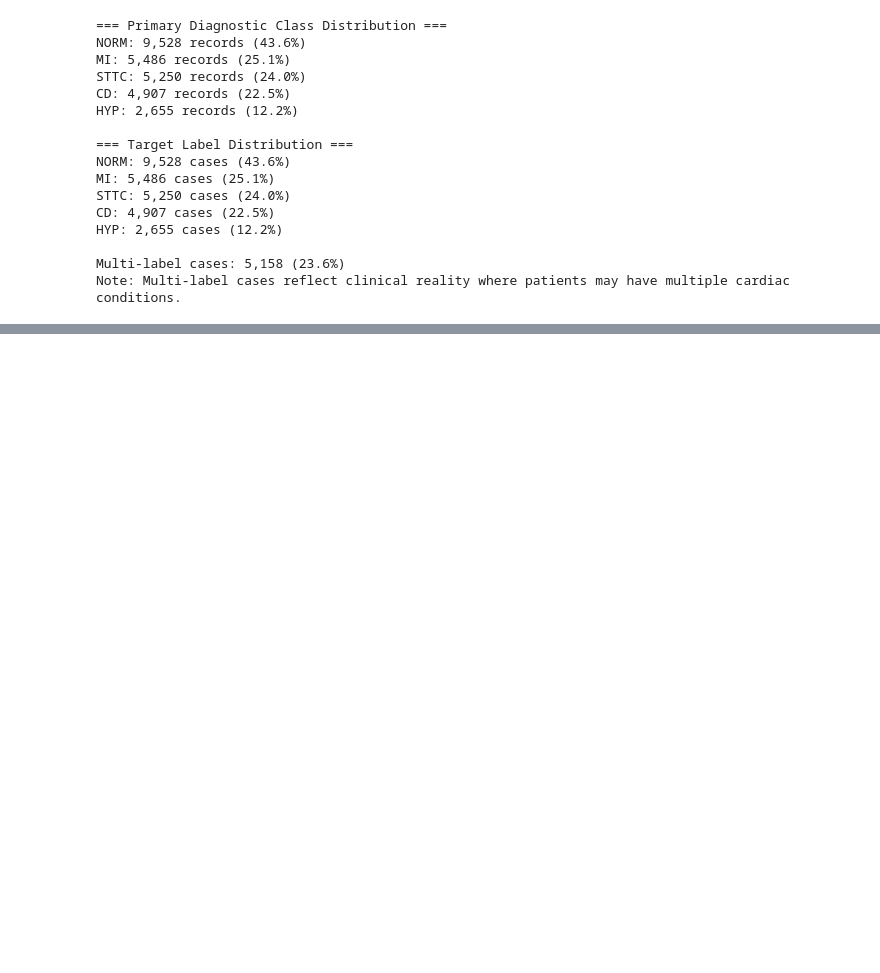
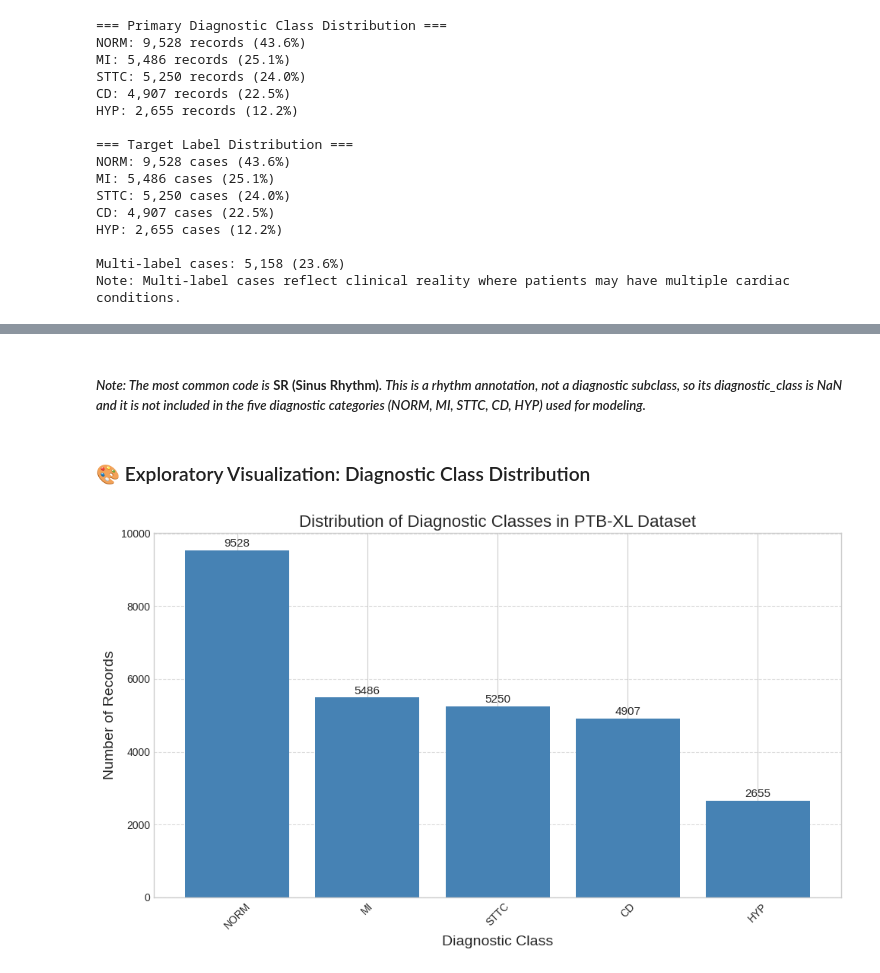
Before and after one commit to dr-ridwanoladipo/ecg-ai, a Jupyter notebook: notebooks/clinical-ecg-preprocessing-pipeline.ipynb, the cells around one changed output, grey strips where cells are left out. Cells and saved outputs as stored; diff of their text form; code cells hidden in the pictures; blank space fills up the shorter version.

```diff
--- a/notebooks/clinical-ecg-preprocessing-pipeline.ipynb
+++ b/notebooks/clinical-ecg-preprocessing-pipeline.ipynb
@@ -202,0 +205,20 @@ Note: Multi-label cases reflect clinical reality where patients may have multipl
+# %%
+# === Exploratory Clinical Analysis: Top 20 SCP Diagnostic Codes ===
+scp_groups = {}
+for _, row in df_meta.iterrows():
+    for code, confidence in row['scp_codes'].items():
+        scp_groups[code] = scp_groups.get(code, 0) + 1
+
+# Sort codes by frequency
+common_codes = sorted(scp_groups.items(), key=lambda x: x[1], reverse=True)[:20]
+
+print("=== Top 20 Most Common SCP Diagnostic Codes ===")
+for code, count in common_codes:
+    if code in scp_statements.index:
+        description = scp_statements.loc[code, 'description']
+        diag_class = scp_statements.loc[code, 'diagnostic_class']
+        print(f"{code:<6} | {description:<60} | Class: {diag_class:<6} | {count:,} records")
+    else:
+        print(f"{code:<6} | Unknown description                       | Class: N/A    | {count:,} records")
+
+print("\nClinical note: Frequent SCP codes correspond to common ECG findings in clinical practice.")
@@ -202,0 +243,32 @@ Note: Multi-label cases reflect clinical reality where patients may have multipl
+# %% [markdown]
+##### *Note: The most common code is* **SR (Sinus Rhythm)**. *This is a rhythm annotation, not a diagnostic subclass, so its diagnostic_class is NaN and it is not included in the five diagnostic categories (NORM, MI, STTC, CD, HYP) used for modeling.*
+# %% [markdown]
+### 🎨 Exploratory Visualization: Diagnostic Class Distribution
+# %%
+# === Diagnostic Class Distribution Visualization ===
+class_counts = {}
+for classes in df_meta['diagnostic_superclass']:
+    for cls in classes:
+        class_counts[cls] = class_counts.get(cls, 0) + 1
+
+# Sort by frequency
+class_items = sorted(class_counts.items(), key=lambda x: x[1], reverse=True)
+classes, counts = zip(*class_items)
+
+plt.figure(figsize=(10, 6))
+bars = plt.bar(classes, counts, color='steelblue')
+plt.title('Distribution of Diagnostic Classes in PTB-XL Dataset', fontsize=16)
+plt.xlabel('Diagnostic Class', fontsize=14)
+plt.ylabel('Number of Records', fontsize=14)
+plt.xticks(rotation=45)
+plt.grid(axis='y', linestyle='--', alpha=0.7)
+
+# Add counts above bars
+for bar, count in zip(bars, counts):
+    plt.text(bar.get_x() + bar.get_width() / 2, bar.get_height() + 100,
+             f"{count}", ha='center', fontsize=11)
+
+plt.tight_layout()
+plt.show()
+# %% [output]
+[figure, added]
```
Also changed, not shown: parts of 2 cells of this notebook.
